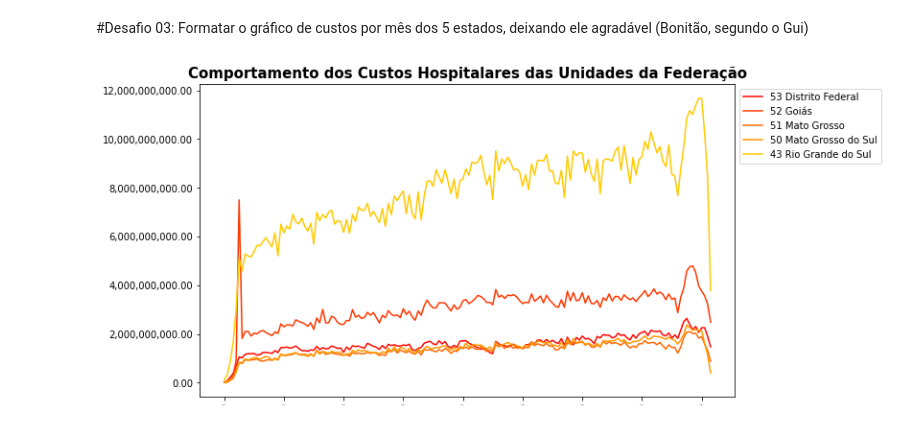
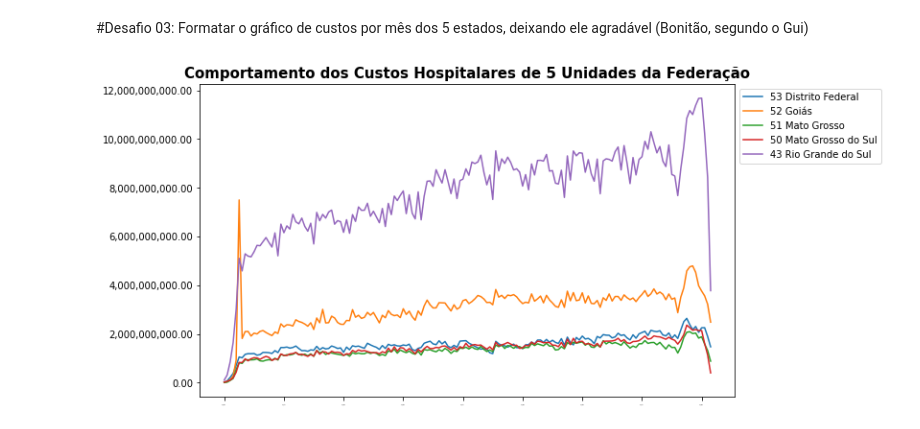
Before and after one commit to laugustovieira/BootCamp---Data-Science, a Jupyter notebook: Desafios_Modulo1_Aula3.ipynb, the cells around one changed output. Drawn from its saved outputs; the diff is of its cells as text; code cells hidden in the pictures.

```diff
--- a/Desafios_Modulo1_Aula3.ipynb
+++ b/Desafios_Modulo1_Aula3.ipynb
@@ -62,23 +62,24 @@ usaveis.head()
 # %%
 font = {'weight' : 'bold',
         'size'   : 15,
         'Color' : 'black'}
 
 colunas_usaveis = dados.mean().index.tolist()
 colunas_usaveis.insert(0,"Unidade da Federação")
 usaveis = dados[colunas_usaveis]
 usaveis= usaveis.drop("Total", axis=1)
 usaveis = usaveis.set_index("Unidade da Federação")
 usaveis_ordenado = usaveis.sort_values(by="Unidade da Federação", ascending=False)
 
 coluna_cinco_estados = usaveis_ordenado.index.tolist()[:5]
 
 usaveis_ordenado = usaveis_ordenado.loc[coluna_cinco_estados]
 ax = usaveis_ordenado.T.plot(figsize=(10,6))
 plt.legend(bbox_to_anchor=(1,1))
+sns.set_palette(sns.color_palette("tab10", 27))
 ax.yaxis.set_major_formatter(ticker.StrMethodFormatter("{x:,.2f}"))
-plt.title("Comportamento dos Custos Hospitalares das Unidades da Federação", fontdict=font)
+plt.title("Comportamento dos Custos Hospitalares de 5 Unidades da Federação", fontdict=font)
 plt.rc("xtick", labelsize=1)
 plt.show()
 # %% [output]
-[figure, old version]
+[figure, new version]
```
Also changed, not shown: parts of 3 cells of this notebook.
